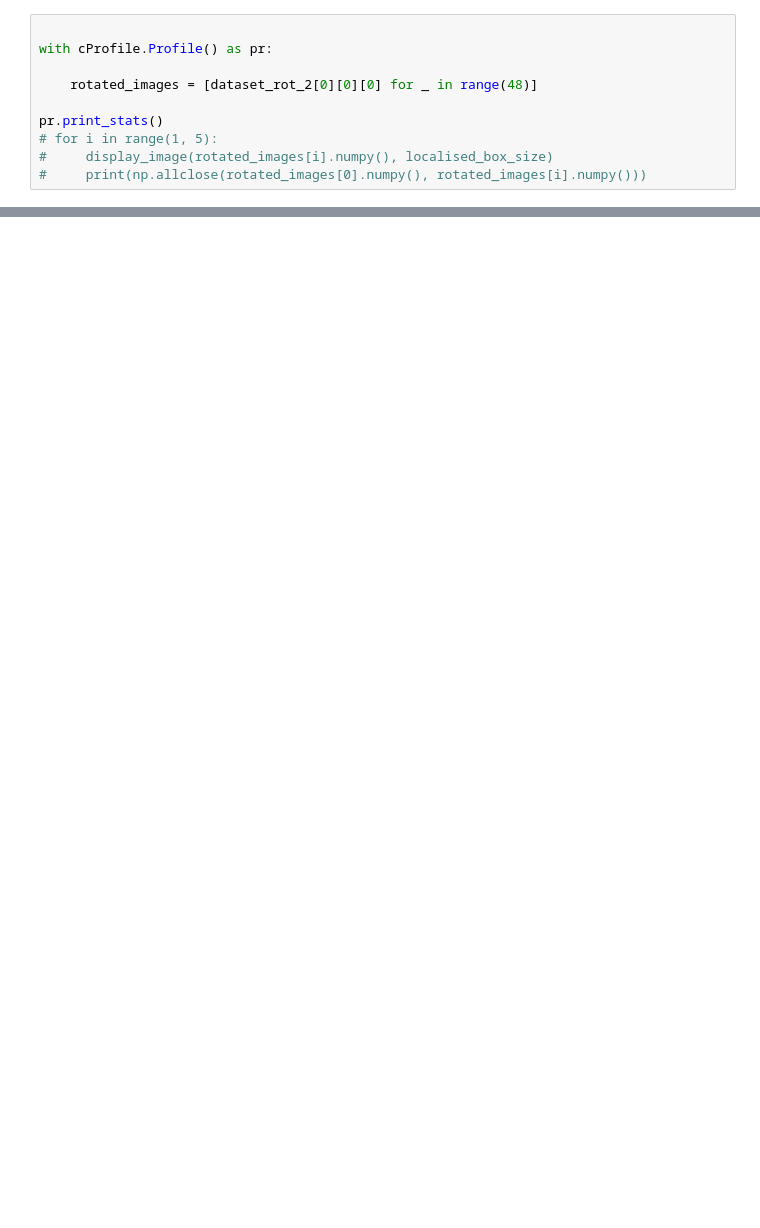
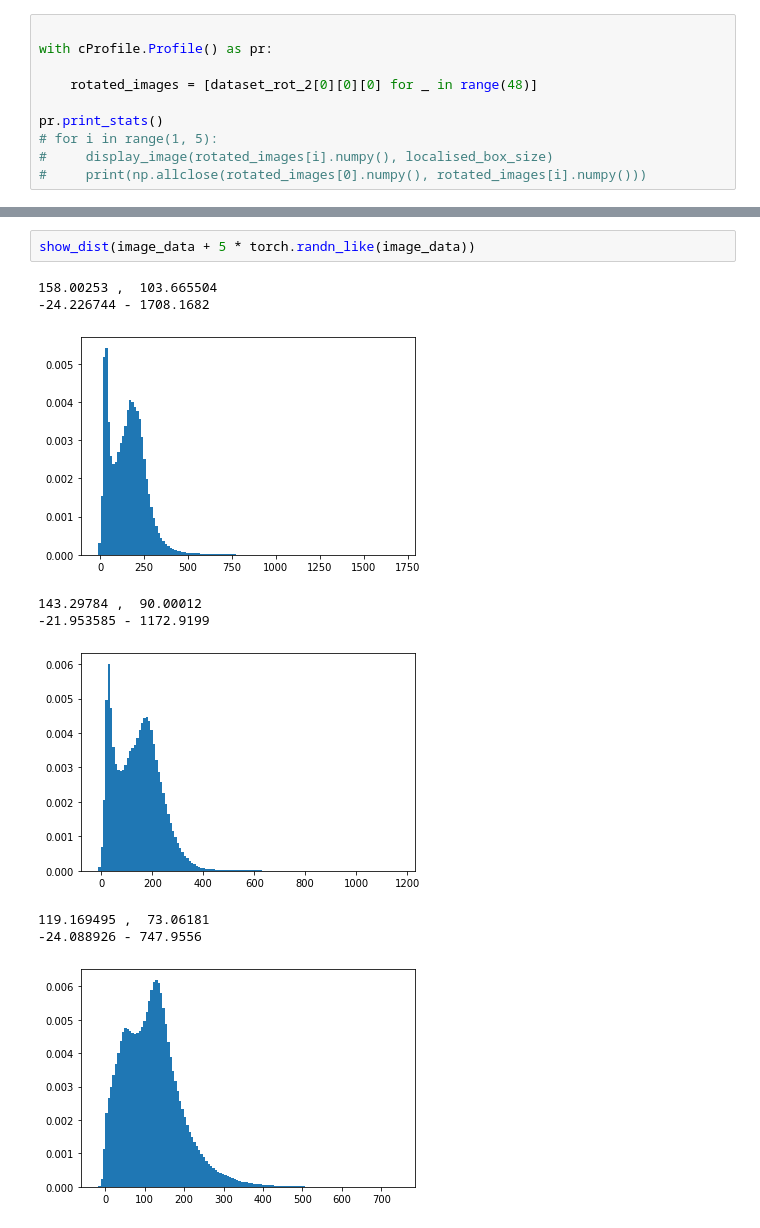
Before and after one commit to matt-baugh/CrohnsDisease, a Jupyter notebook: pytorch/test_numpy_dataset.ipynb, the cells around one changed output, grey strips where cells are left out. Saved outputs shown, nothing was run; the diff lists cells and outputs as text; blank space fills up the shorter version.

```diff
--- a/pytorch/test_numpy_dataset.ipynb
+++ b/pytorch/test_numpy_dataset.ipynb
@@ -224,0 +383,12 @@ for i in range(0, 5):
+# %%
+show_dist(image_data + 5 * torch.randn_like(image_data))
+# %% [output]
+158.00253 ,  103.665504
+-24.226744 - 1708.1682
+[figure, added]
+143.29784 ,  90.00012
+-21.953585 - 1172.9199
+[figure, added]
+119.169495 ,  73.06181
+-24.088926 - 747.9556
+[figure, added]
```
Also changed, not shown: parts of 15 cells of this notebook, 3 other files.
